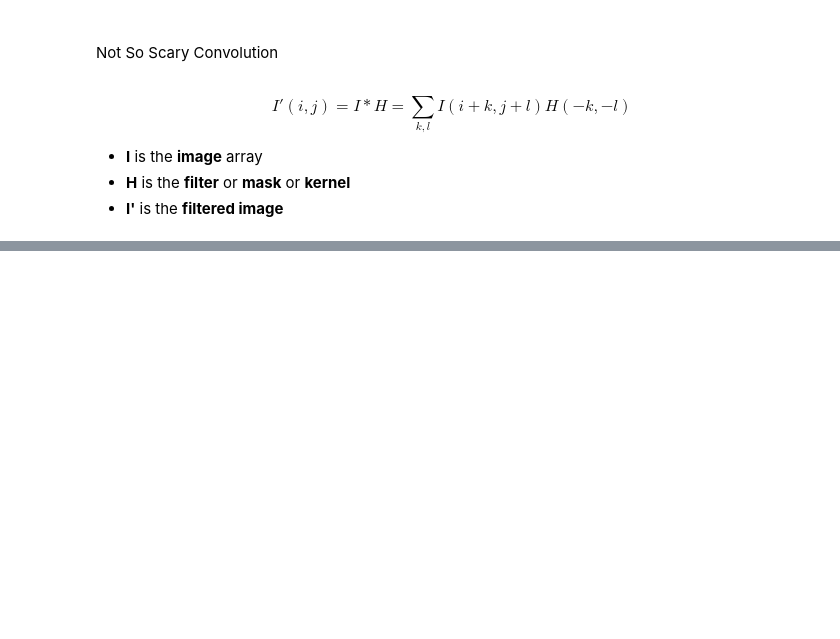
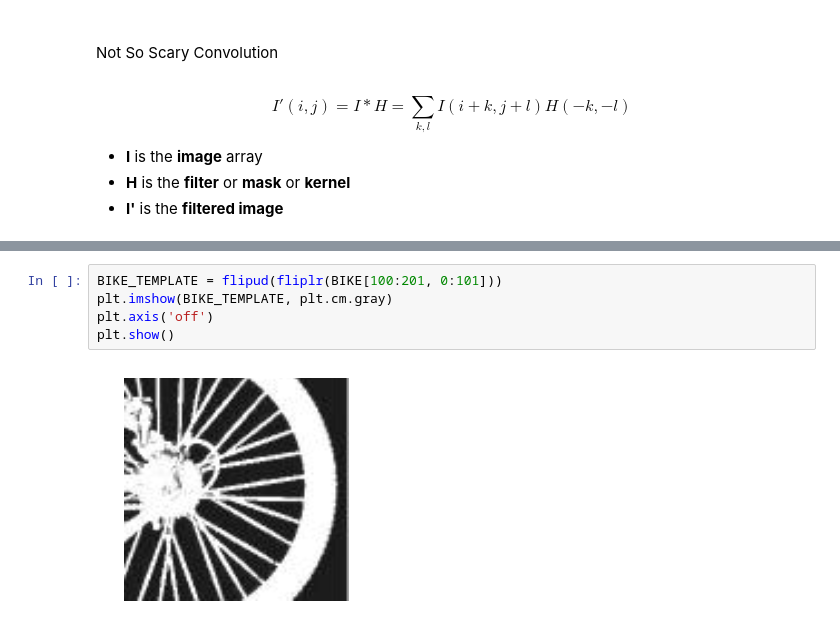
Before and after one commit to Octowl/LowLevelCV, a Jupyter notebook: LLCV_demo.ipynb, the cells around one changed output, grey strips where cells are left out. Saved outputs shown, nothing was run; the diff lists cells and outputs as text; blank space fills up the shorter version.

```diff
--- a/LLCV_demo.ipynb
+++ b/LLCV_demo.ipynb
@@ -69,0 +171,7 @@ ValueError: operands could not be broadcast together with shapes (3,3) (3,2)
+# %%
+BIKE_TEMPLATE = flipud(fliplr(BIKE[100:201, 0:101]))
+plt.imshow(BIKE_TEMPLATE, plt.cm.gray)
+plt.axis('off')
+plt.show()
+# %% [output]
+[figure, added]
```
Also changed, not shown: parts of 31 cells of this notebook, 1 other file.
